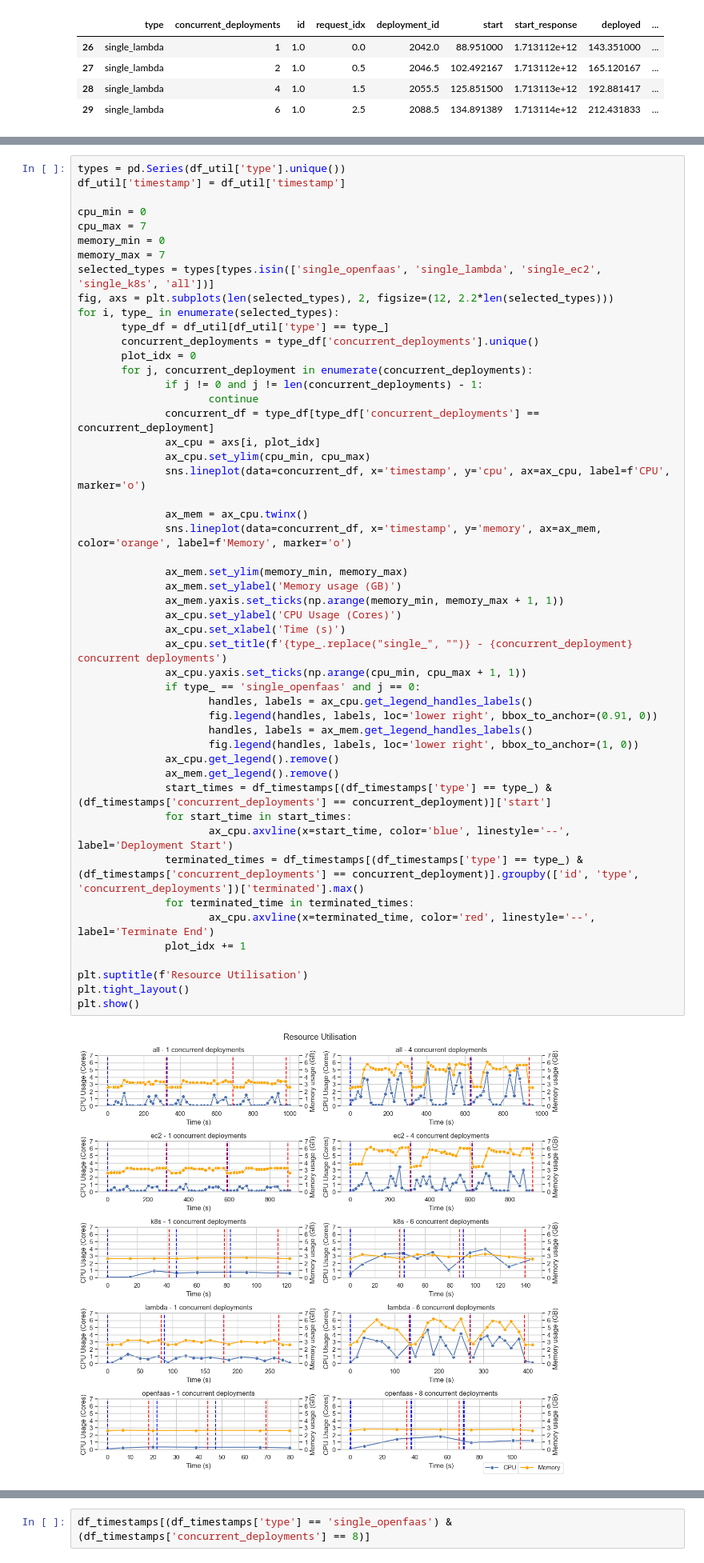
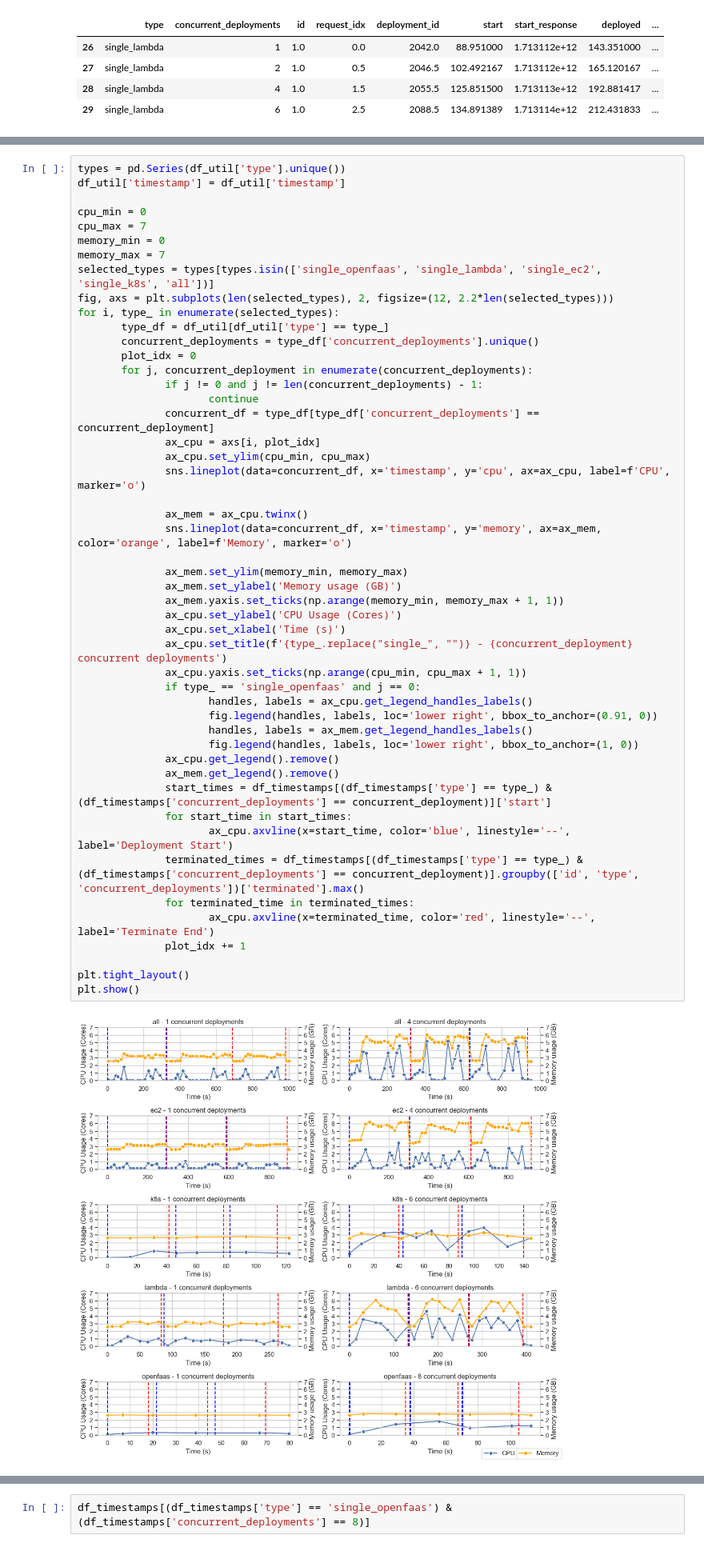
Before and after one commit to Apollo-Tools/resource-manager, a Jupyter notebook: benchmark/results/rm-analysis/utilisation.ipynb, the cells around one changed output, grey strips where cells are left out. Shown at 80% size. Saved outputs shown, nothing was run; the diff lists cells and outputs as text.

```diff
--- a/benchmark/results/rm-analysis/utilisation.ipynb
+++ b/benchmark/results/rm-analysis/utilisation.ipynb
@@ -282,35 +280,34 @@ for i, type_ in enumerate(selected_types):
               sns.lineplot(data=concurrent_df, x='timestamp', y='cpu', ax=ax_cpu, label=f'CPU', marker='o')
 
               ax_mem = ax_cpu.twinx()
               sns.lineplot(data=concurrent_df, x='timestamp', y='memory', ax=ax_mem, color='orange', label=f'Memory', marker='o')
 
               ax_mem.set_ylim(memory_min, memory_max)
               ax_mem.set_ylabel('Memory usage (GB)')
               ax_mem.yaxis.set_ticks(np.arange(memory_min, memory_max + 1, 1))
               ax_cpu.set_ylabel('CPU Usage (Cores)')
               ax_cpu.set_xlabel('Time (s)')
               ax_cpu.set_title(f'{type_.replace("single_", "")} - {concurrent_deployment} concurrent deployments')
               ax_cpu.yaxis.set_ticks(np.arange(cpu_min, cpu_max + 1, 1))
               if type_ == 'single_openfaas' and j == 0:
                      handles, labels = ax_cpu.get_legend_handles_labels()
                      fig.legend(handles, labels, loc='lower right', bbox_to_anchor=(0.91, 0))
                      handles, labels = ax_mem.get_legend_handles_labels()
                      fig.legend(handles, labels, loc='lower right', bbox_to_anchor=(1, 0))
               ax_cpu.get_legend().remove()
               ax_mem.get_legend().remove()
               start_times = df_timestamps[(df_timestamps['type'] == type_) & (df_timestamps['concurrent_deployments'] == concurrent_deployment)]['start']
               for start_time in start_times:
                      ax_cpu.axvline(x=start_time, color='blue', linestyle='--', label='Deployment Start')
               terminated_times = df_timestamps[(df_timestamps['type'] == type_) & (df_timestamps['concurrent_deployments'] == concurrent_deployment)].groupby(['id', 'type', 'concurrent_deployments'])['terminated'].max()
               for terminated_time in terminated_times:
                      ax_cpu.axvline(x=terminated_time, color='red', linestyle='--', label='Terminate End')
               plot_idx += 1
 
-plt.suptitle(f'Resource Utilisation')
 plt.tight_layout()
 plt.show()
 # %% [output]
-[figure, old version]
+[figure, new version]
 # %%
 types = pd.Series(df_util['type'].unique())
 
```
Also changed, not shown: parts of 3 cells of this notebook, 3 other files.
